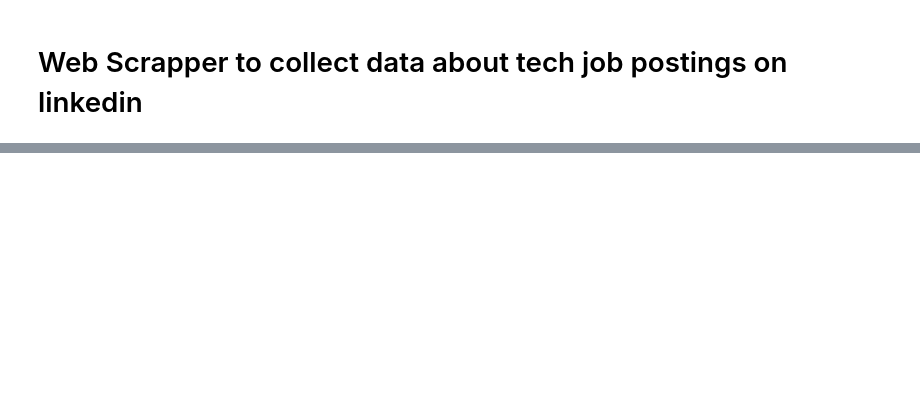
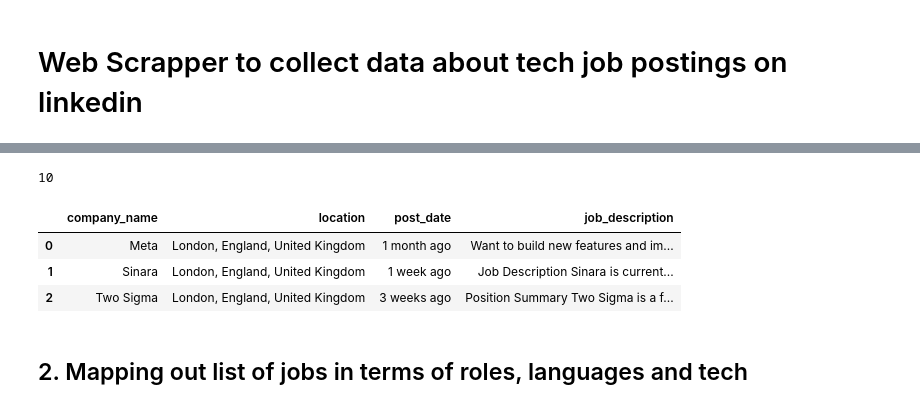
Before and after one commit to bobl3l/linkedin-scrapper, a Jupyter notebook: web scrapper test.ipynb, the cells around one changed output, grey strips where cells are left out. Drawn from its saved outputs; the diff is of its cells as text; code cells hidden in the pictures; blank space fills up the shorter version.

```diff
--- a/web scrapper test.ipynb
+++ b/web scrapper test.ipynb
@@ -71,0 +11,13 @@ driver.find_element(By.XPATH, "//button[@type='submit']").click()
+# %%
+scrapping_url = "https://www.linkedin.com/jobs-guest/jobs/api/seeMoreJobPostings/search?keywords=software%2Bengineer&location=United%2BKingdom&geoId=101165590&trk=public_jobs_jobs-search-bar_search-submit&start=0"
+response = requests.get(scrapping_url)
+
+soup = BeautifulSoup(response.text, 'html.parser')
+job_listing = soup.find_all('li')
+# %%
+id_list=[]
+for job in job_listing:
+    base_card_div = job.find('div',{"class": "base-card"})
+    job_id = base_card_div.get("data-entity-urn").split(":")[3]
+    print(job_id)
+    id_list.append(job_id)
@@ -71,0 +35,28 @@ driver.find_element(By.XPATH, "//button[@type='submit']").click()
+# %%
+print(len(id_list))
+# %% [output]
+10
+# %%
+job_list=[]
+
+for job_id in id_list:
+    job_url=f"https://www.linkedin.com/jobs-guest/jobs/api/jobPosting/{job_id}"
+    job_response = requests.get(job_url)
+    job_soup=BeautifulSoup(job_response.text,"html.parser")
+    job_post={}
+    job_post["company_name"]=job_soup.find("a",{"class":"topcard__org-name-link topcard__flavor--black-link"}).text.strip()
+    job_post["location"]=job_soup.find("span",{"class":"topcard__flavor topcard__flavor--bullet"}).text.strip()
+    job_post["post_date"]=job_soup.find("span",{"class":"posted-time-ago__text topcard__flavor--metadata"}).text.strip()
+    job_post["job_description"]=job_soup.find("div",{"class":"show-more-less-html__markup show-more-less-html__markup--clamp-after-5 relative overflow-hidden"}).get_text(separator=' ').strip()
+
+    job_list.append(job_post)
+# %%
+df=pd.DataFrame(job_list)
+df.head(3)
+# %% [output]
+|  | company_name | location | post_date | job_description |
+| 0 | Meta | London, England, United Kingdom | 1 month ago | Want to build new features and im... |
+| 1 | Sinara | London, England, United Kingdom | 1 week ago | Job Description Sinara is current... |
+| 2 | Two Sigma | London, England, United Kingdom | 3 weeks ago | Position Summary Two Sigma is a f... |
+# %% [markdown]
+## 2. Mapping out list of jobs in terms of roles, languages and tech
```
Also changed, not shown: parts of 12 cells of this notebook, 6 other files.
